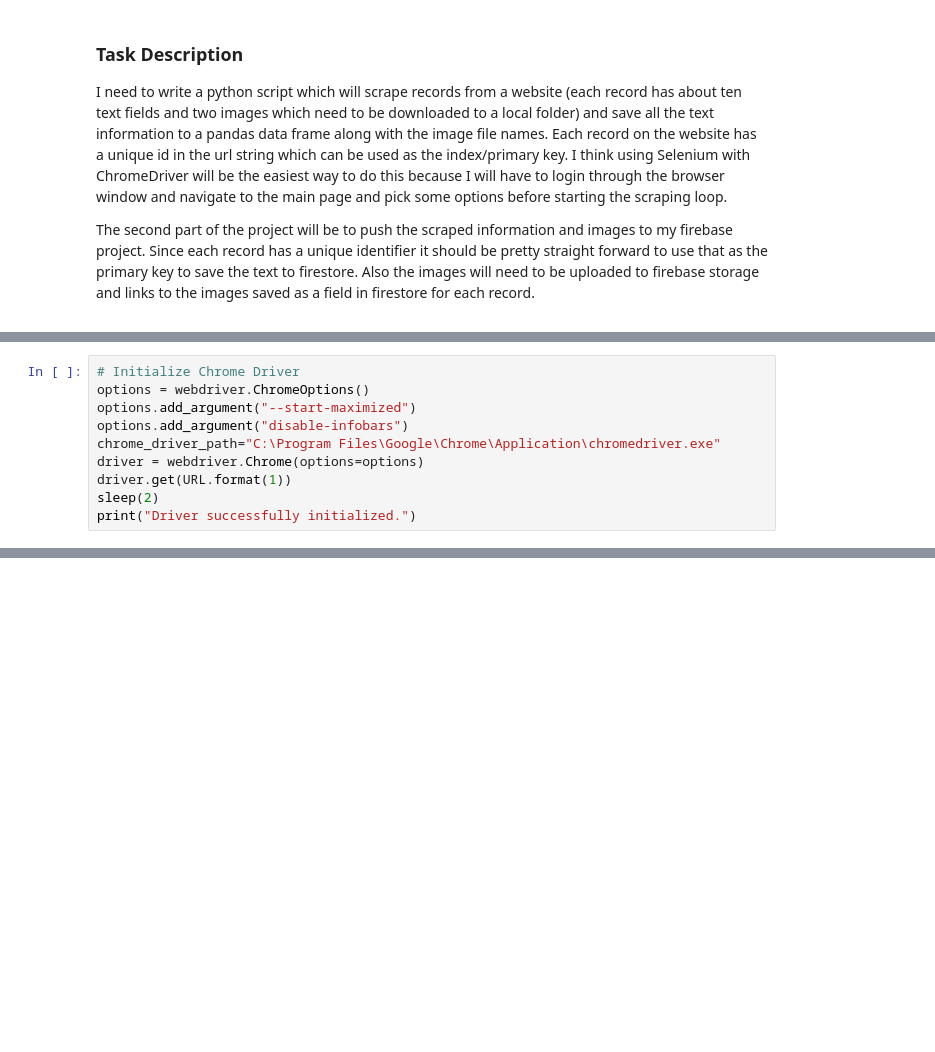
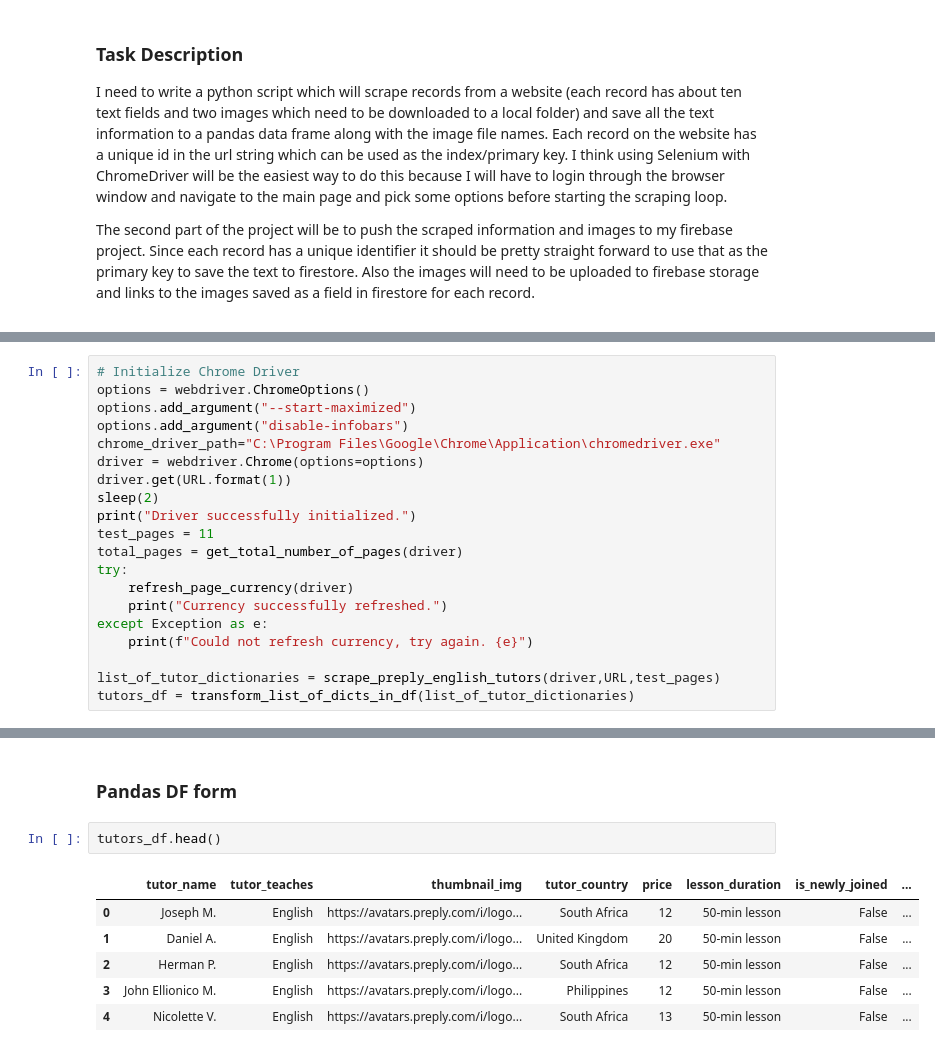
Before and after one commit to caiolauro/preply_web_scrapping, a Jupyter notebook: main.ipynb, the cells around one changed output, grey strips where cells are left out. Saved outputs shown, nothing was run; the diff lists cells and outputs as text; blank space fills up the shorter version.

```diff
--- a/main.ipynb
+++ b/main.ipynb
@@ -54,5 +197,15 @@ driver = webdriver.Chrome(options=options)
 driver.get(URL.format(1))
 sleep(2)
 print("Driver successfully initialized.")
+test_pages = 11
+total_pages = get_total_number_of_pages(driver)
+try:
+    refresh_page_currency(driver)
+    print("Currency successfully refreshed.")
+except Exception as e:
+    print(f"Could not refresh currency, try again. {e}")
+
+list_of_tutor_dictionaries = scrape_preply_english_tutors(driver,URL,test_pages)
+tutors_df = transform_list_of_dicts_in_df(list_of_tutor_dictionaries)
 # %% [output]
 Driver successfully initialized.
@@ -240,0 +228,11 @@ pd.DataFrame(data=tutors_dicttionary_list)
+# %% [markdown]
+### Pandas DF form
+# %%
+tutors_df.head()
+# %% [output]
+|  | tutor_name | tutor_teaches | thumbnail_img | tutor_country | price | lesson_duration | is_newly_joined | ... |
+| 0 | Joseph M. | English | https://avatars.preply.com/i/logo... | South Africa | 12 | 50-min lesson | False | ... |
+| 1 | Daniel A. | English | https://avatars.preply.com/i/logo... | United Kingdom | 20 | 50-min lesson | False | ... |
+| 2 | Herman P. | English | https://avatars.preply.com/i/logo... | South Africa | 12 | 50-min lesson | False | ... |
+| 3 | John Ellionico M. | English | https://avatars.preply.com/i/logo... | Philippines | 12 | 50-min lesson | False | ... |
+| 4 | Nicolette V. | English | https://avatars.preply.com/i/logo... | South Africa | 13 | 50-min lesson | False | ... |
```
Also changed, not shown: parts of 9 cells of this notebook.
